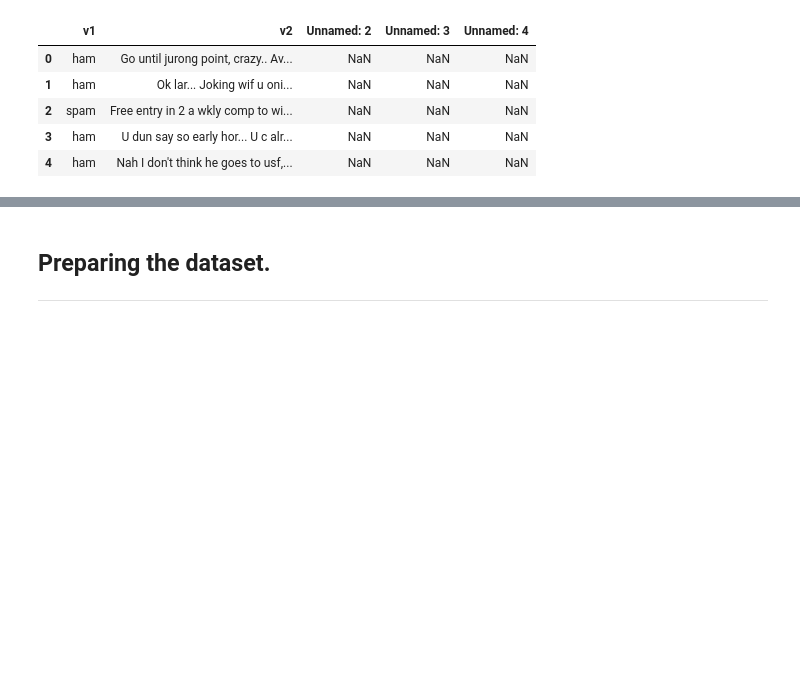
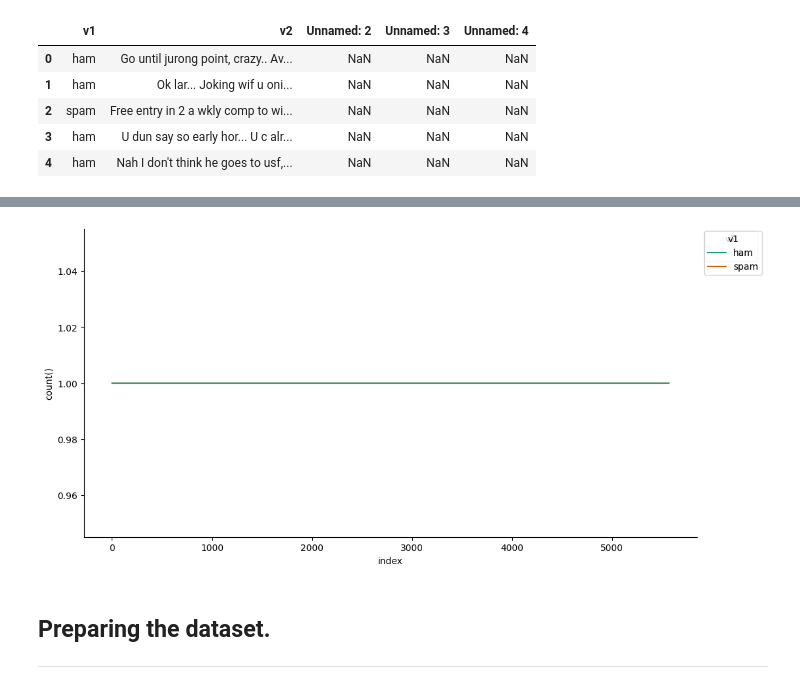
Before and after one commit to PeshalaPerera/E-mail-and-spam-filtering, a Jupyter notebook: Cw1_w1810821_PeshalaPerera.ipynb, the cells around one changed output, grey strips where cells are left out. Drawn from its saved outputs; the diff is of its cells as text; code cells hidden in the pictures; blank space fills up the shorter version.

```diff
--- a/Cw1_w1810821_PeshalaPerera.ipynb
+++ b/Cw1_w1810821_PeshalaPerera.ipynb
@@ -221,3 +272,42 @@ mails.head()
+# %%
+from matplotlib import pyplot as plt
+import seaborn as sns
+
+#Define a function to plot a series
+def _plot_series(series, series_name, series_index=0):
+  from matplotlib import pyplot as plt
+  import seaborn as sns
+  palette = list(sns.palettes.mpl_palette('Dark2'))
+  counted = (series['index']
+                .value_counts()
+              .reset_index(name='counts')
+              .rename({'index': 'index'}, axis=1)
+              .sort_values('index', ascending=True))
+  xs = counted['index']
+  ys = counted['counts']
+  plt.plot(xs, ys, label=series_name, color=palette[series_index % len(palette)])
+
+#Set up the figure and axes
+fig, ax = plt.subplots(figsize=(10, 5.2), layout='constrained')
+
+#Sort the DataFrame by the 'index' column
+df_sorted = _df_33.sort_values('index', ascending=True)
+
+#Iterate over groups defined by 'v1' and plot each series
+for i, (series_name, series) in enumerate(df_sorted.groupby('v1')):
+  _plot_series(series, series_name, i)
+
+#Add a legend to the figure
+fig.legend(title='v1', bbox_to_anchor=(1, 1), loc='upper left')
+
+#Remove spines (borders) for aesthetic purposes
+sns.despine(fig=fig, ax=ax)
+
+#Set labels for the axes
+plt.xlabel('index')
+_ = plt.ylabel('count()')
+# %% [output]
+[figure, added]
 # %% [markdown]
 ## Preparing the dataset.
 
```
Also changed, not shown: parts of 8 cells of this notebook.
